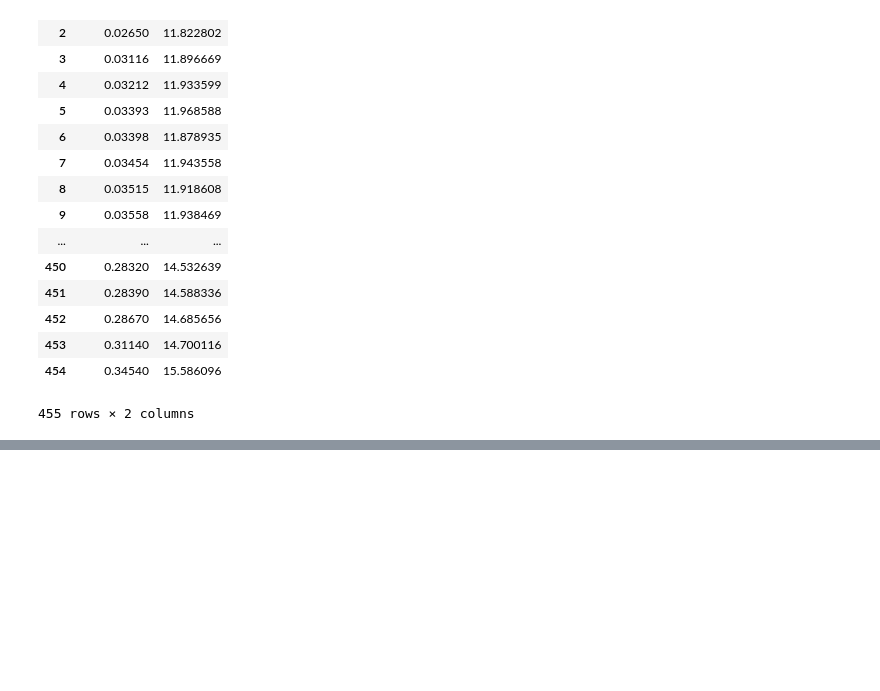
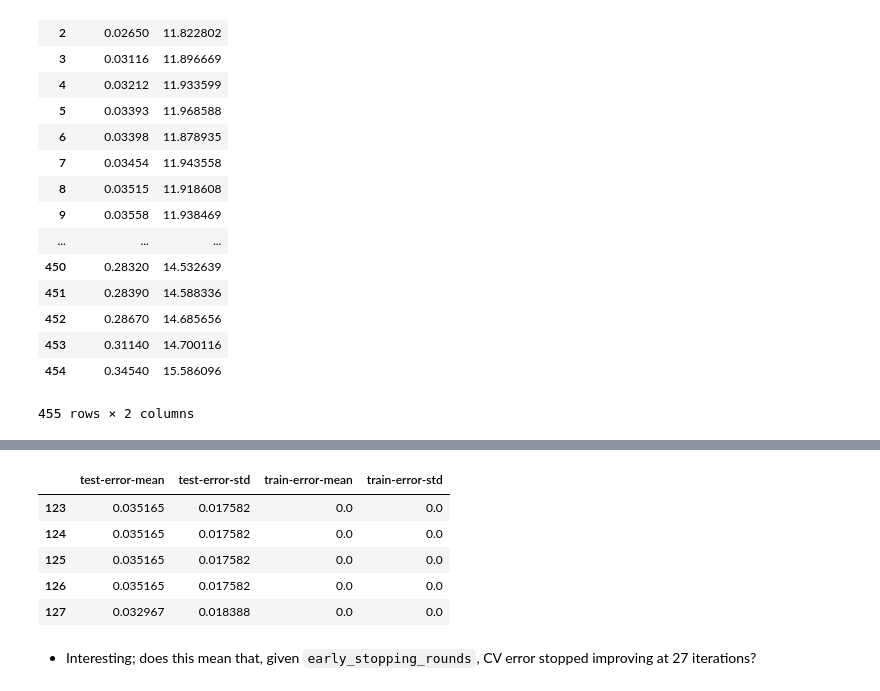
Before and after one commit to Hodapp87/yazabi-xgb-skill-test, a Jupyter notebook: xgboost mini-project scratch.ipynb, the cells around one changed output, grey strips where cells are left out. Saved outputs shown, nothing was run; the diff lists cells and outputs as text; code cells hidden in the pictures; blank space fills up the shorter version.

```diff
--- a/xgboost mini-project scratch.ipynb
+++ b/xgboost mini-project scratch.ipynb
@@ -236,0 +240,17 @@ plt.show()
+# %%
+params = {
+    "max_depth": (3, 4, 5, 6, 7),
+    "learning_rate": (0.05, 0.1, 0.15, 0.20),
+    "n_estimators": (100, 150, 200),
+    "gamma": (0.0, 0.05, 0.1, 0.15),
+    "min_child_weight": (1,),
+    "subsample": (0.8, 0.85, 0.9, 0.95, 1.0),
+    "reg_alpha": (0, 0.05, 0.1, 0.15, 0.2),
+    "reg_lambda": (1.0, 1.1, 1.2, 1.3),
+}
+xgb = xgboost.XGBClassifier(nthread=-1, seed=1234)
+cv = sklearn.model_selection.GridSearchCV(xgb, params, cv=5)
+cv.fit(train_X, train_y)
+sklearn.externals.joblib.dump(cv, "xgboost_gridsearchcv3.pkl")
+print("Best score: {0}".format(cv.best_score_))
+print("Best params: {0}".format(cv.best_params_))
@@ -236,0 +280,28 @@ plt.show()
+# %%
+dmat = xgboost.DMatrix(train_X, train_y)
+params = {
+    "objective": "binary:logistic",
+    "eta": cv2.best_params_["learning_rate"],
+    "subsample": cv2.best_params_["subsample"],
+    "max_depth": cv2.best_params_["max_depth"],
+    "lambda": cv2.best_params_["reg_lambda"],
+    "alpha": cv2.best_params_["reg_alpha"],
+}
+cv_xgb = xgboost.cv(
+    params = params,
+    dtrain = dmat,
+    num_boost_round = 1000,
+    early_stopping_rounds = 100,
+    nfold = 5,
+)
+# %%
+cv_xgb.tail(5)
+# %% [output]
+|  | test-error-mean | test-error-std | train-error-mean | train-error-std |
+| 123 | 0.035165 | 0.017582 | 0.0 | 0.0 |
+| 124 | 0.035165 | 0.017582 | 0.0 | 0.0 |
+| 125 | 0.035165 | 0.017582 | 0.0 | 0.0 |
+| 126 | 0.035165 | 0.017582 | 0.0 | 0.0 |
+| 127 | 0.032967 | 0.018388 | 0.0 | 0.0 |
+# %% [markdown]
+- Interesting; does this mean that, given `early_stopping_rounds`, CV error stopped improving at 27 iterations?
```
Also changed, not shown: parts of 8 cells of this notebook.
